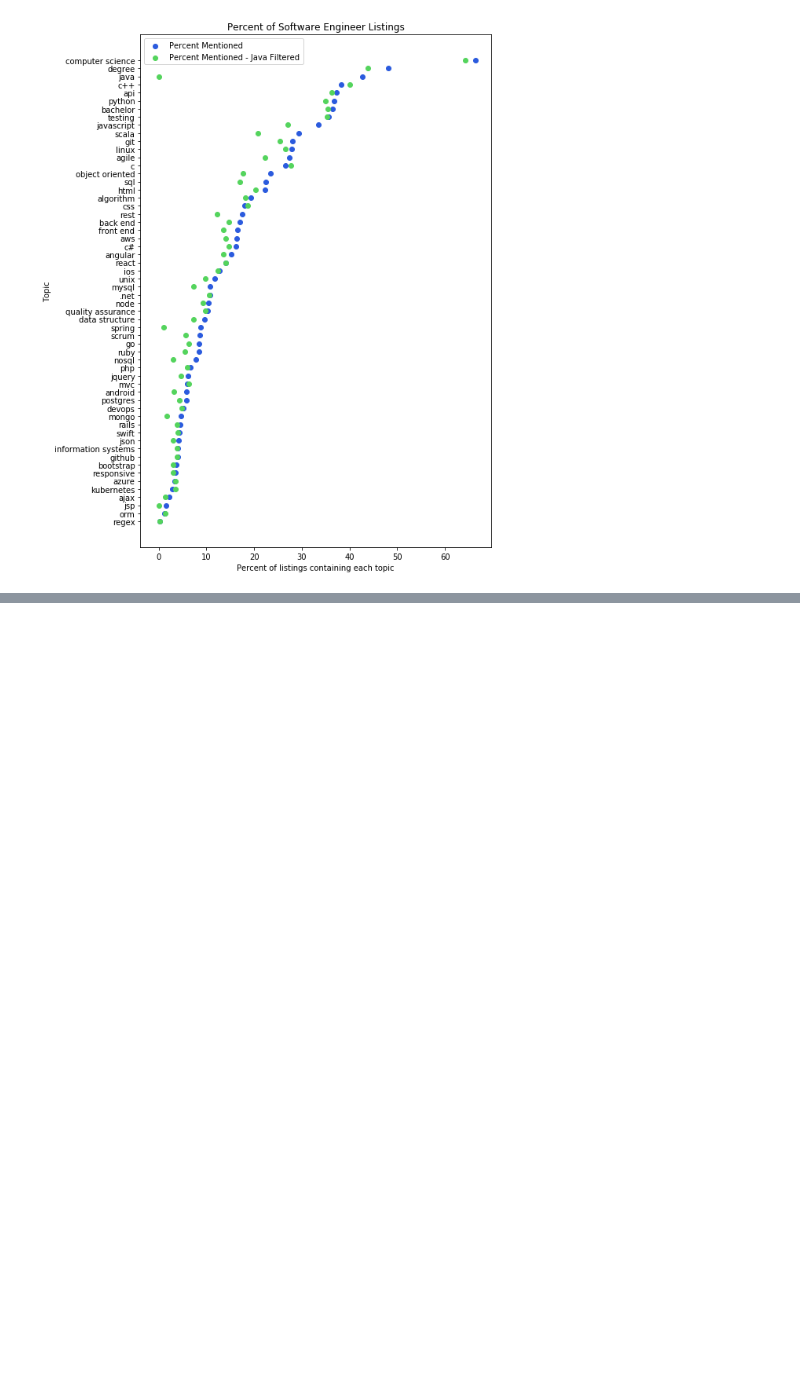
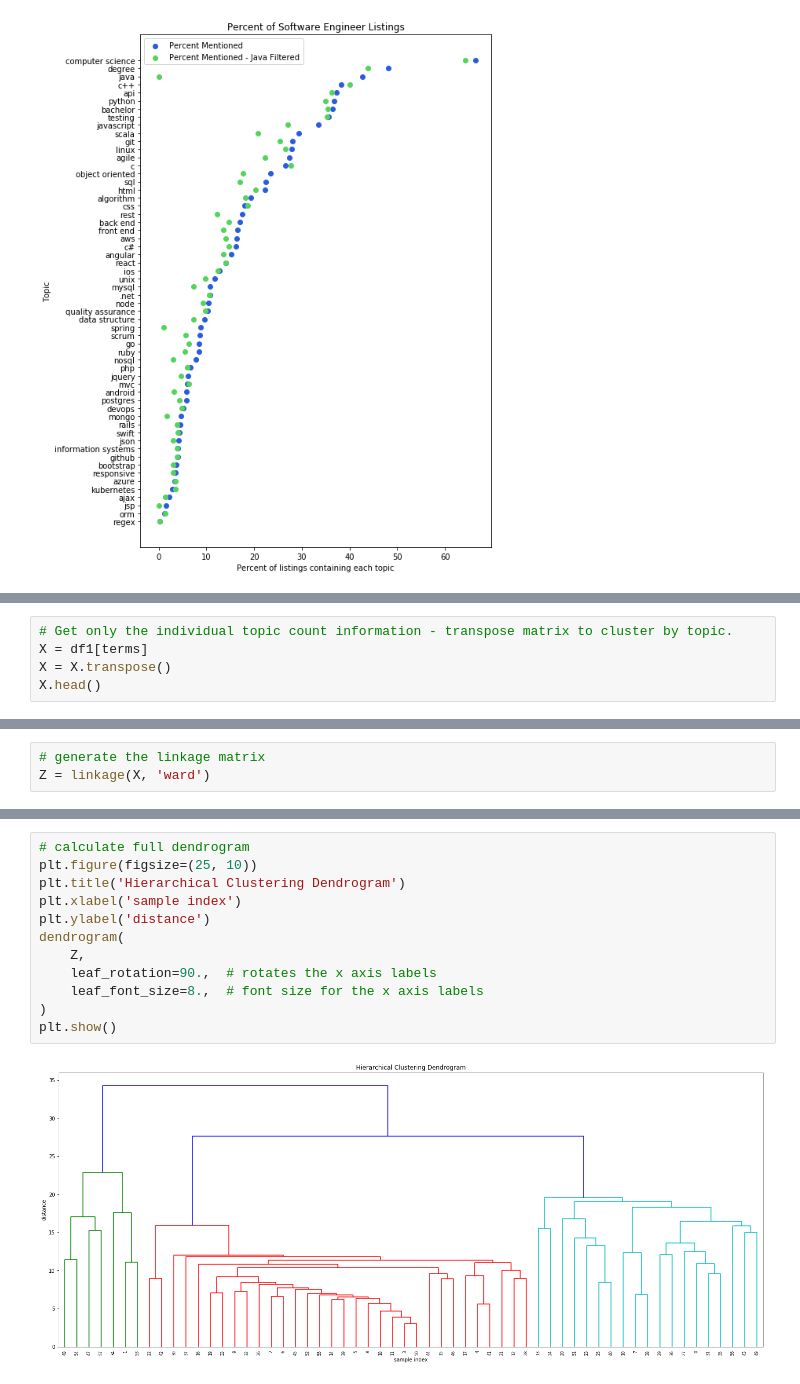
Before and after one commit to ryanleeallred/LambdaSchool, a Jupyter notebook: Word Analysis/Word Analysis.ipynb, the cells around one changed output, grey strips where cells are left out. Drawn from its saved outputs; the diff is of its cells as text; blank space fills up the shorter version.

Commit message:
initial cluster analysis

```diff
--- a/Word Analysis/Word Analysis.ipynb
+++ b/Word Analysis/Word Analysis.ipynb
@@ -513,0 +519,5 @@ plt.show()
+# %%
+# Get only the individual topic count information - transpose matrix to cluster by topic.
+X = df1[terms]
+X = X.transpose()
+X.head()
@@ -513,0 +532,3 @@ plt.show()
+# %%
+# generate the linkage matrix
+Z = linkage(X, 'ward')
@@ -513,0 +545,14 @@ plt.show()
+# %%
+# calculate full dendrogram
+plt.figure(figsize=(25, 10))
+plt.title('Hierarchical Clustering Dendrogram')
+plt.xlabel('sample index')
+plt.ylabel('distance')
+dendrogram(
+    Z,
+    leaf_rotation=90.,  # rotates the x axis labels
+    leaf_font_size=8.,  # font size for the x axis labels
+)
+plt.show()
+# %% [output]
+[figure, added]
```
Also changed, not shown: parts of 9 cells of this notebook.
